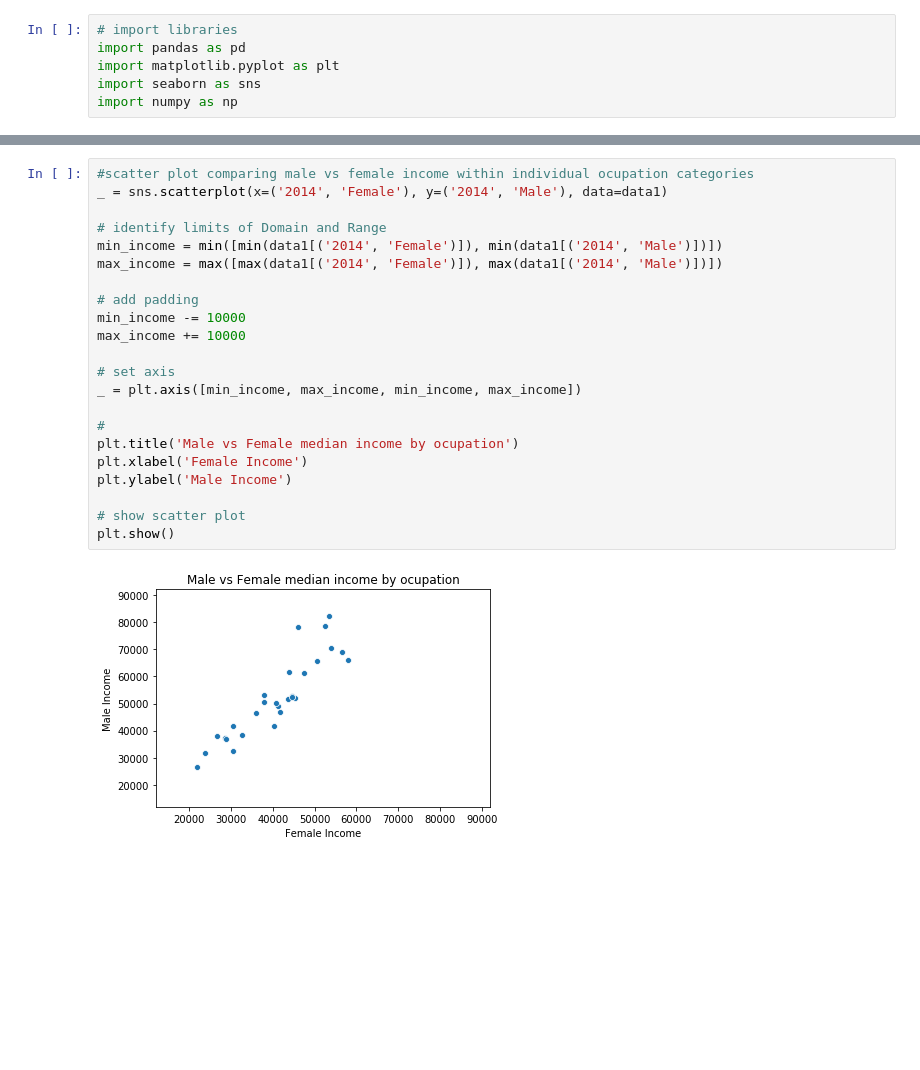
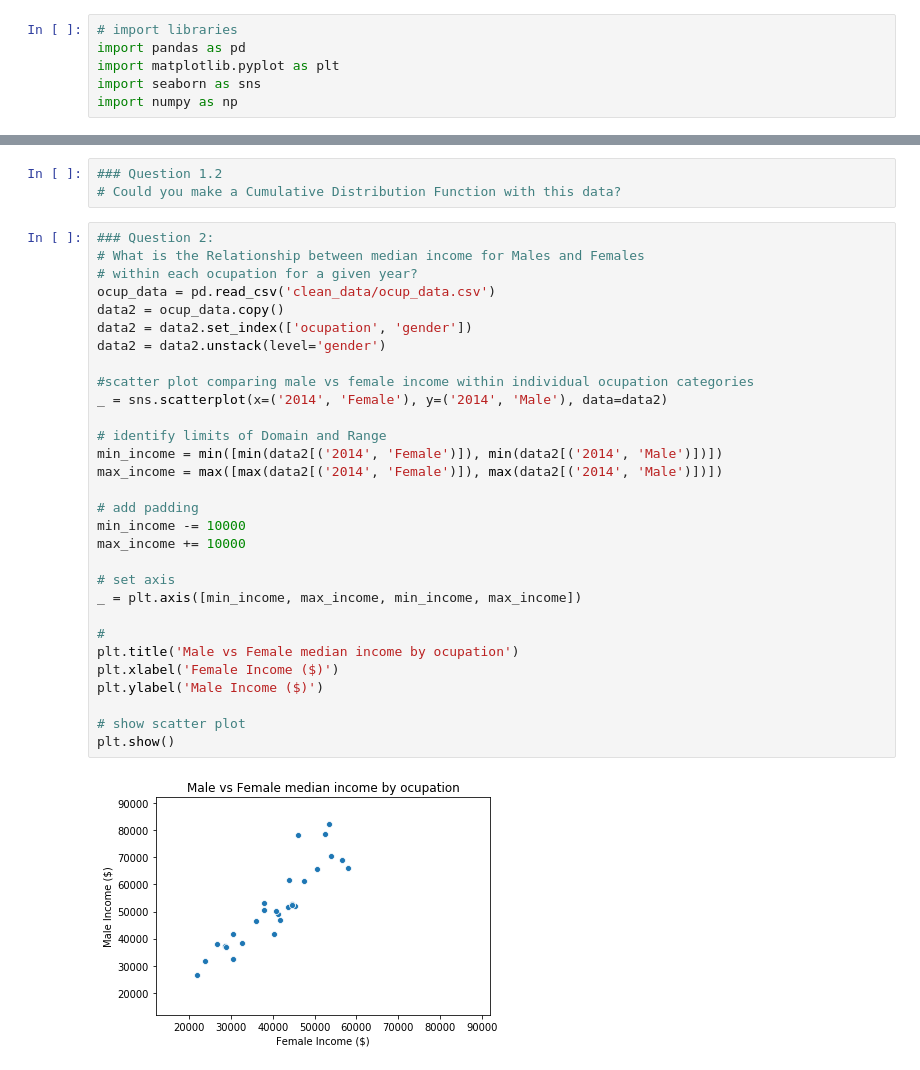
Before and after one commit to AHalarewicz/StudentLoanData, a Jupyter notebook: eda.ipynb, the cells around one changed output, grey strips where cells are left out. Drawn from its saved outputs; the diff is of its cells as text; blank space fills up the shorter version.

```diff
--- a/eda.ipynb
+++ b/eda.ipynb
@@ -70,25 +39,36 @@ data1.head()
+# %%
+### Question 1.2
+# Could you make a Cumulative Distribution Function with this data?
 # %%
+### Question 2:
+# What is the Relationship between median income for Males and Females
+# within each ocupation for a given year?
+ocup_data = pd.read_csv('clean_data/ocup_data.csv')
+data2 = ocup_data.copy()
+data2 = data2.set_index(['ocupation', 'gender'])
+data2 = data2.unstack(level='gender')
+
 #scatter plot comparing male vs female income within individual ocupation categories
-_ = sns.scatterplot(x=('2014', 'Female'), y=('2014', 'Male'), data=data1)
+_ = sns.scatterplot(x=('2014', 'Female'), y=('2014', 'Male'), data=data2)
 
 # identify limits of Domain and Range
-min_income = min([min(data1[('2014', 'Female')]), min(data1[('2014', 'Male')])])
-max_income = max([max(data1[('2014', 'Female')]), max(data1[('2014', 'Male')])])
+min_income = min([min(data2[('2014', 'Female')]), min(data2[('2014', 'Male')])])
+max_income = max([max(data2[('2014', 'Female')]), max(data2[('2014', 'Male')])])
 
 # add padding
 min_income -= 10000
 max_income += 10000
 
 # set axis
 _ = plt.axis([min_income, max_income, min_income, max_income])
 
 #
 plt.title('Male vs Female median income by ocupation')
-plt.xlabel('Female Income')
-plt.ylabel('Male Income')
+plt.xlabel('Female Income ($)')
+plt.ylabel('Male Income ($)')
 
 # show scatter plot
 plt.show()
 # %% [output]
-[figure, old version]
+[figure, new version]
 # %%
```
Also changed, not shown: parts of 17 cells of this notebook.
